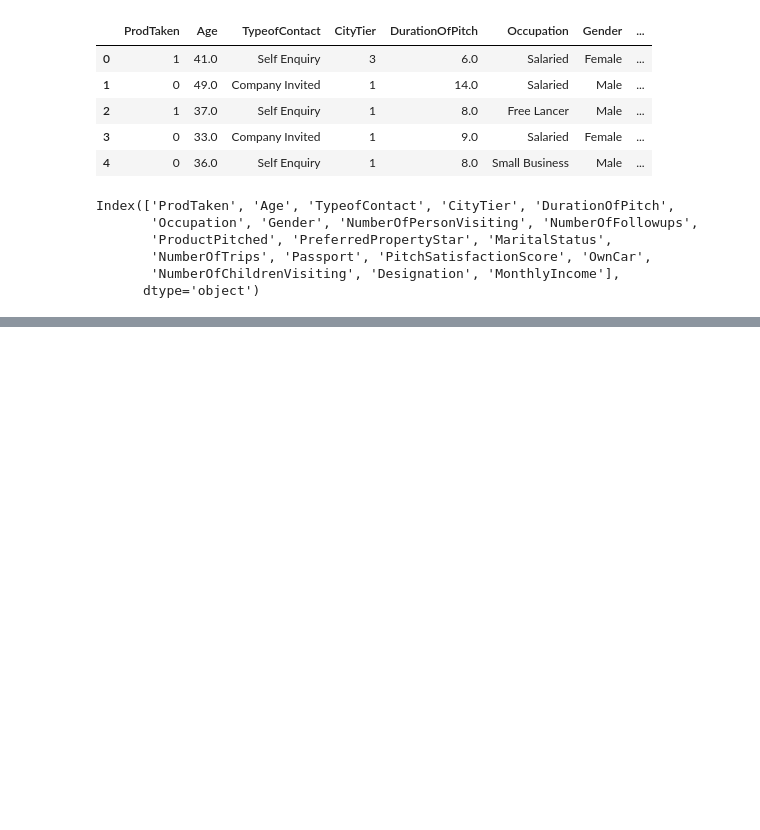
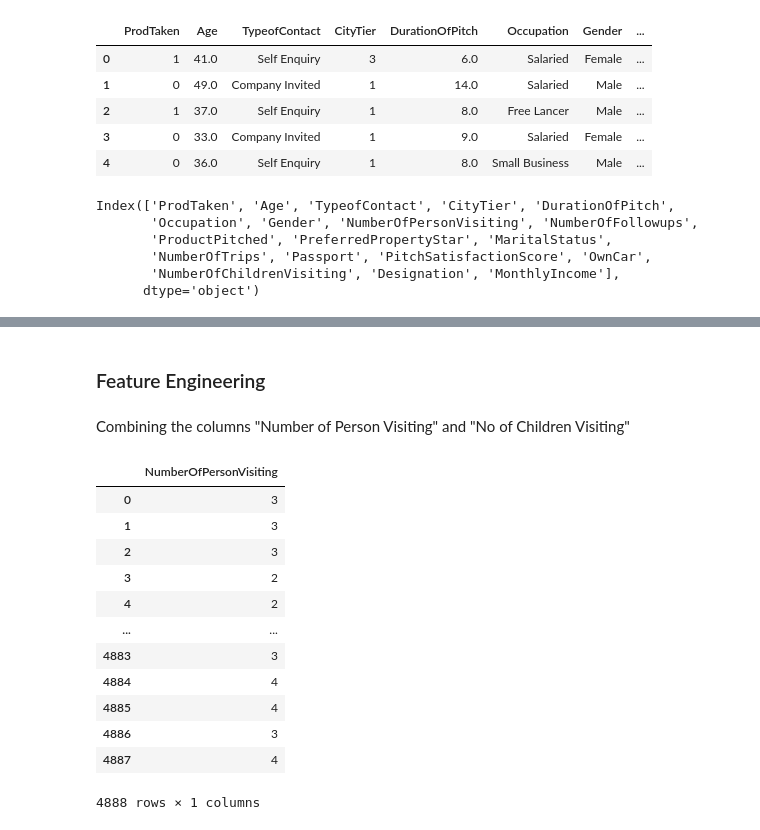
Before and after one commit to niveeez/randomforest, a Jupyter notebook: holiday_package_purchase_pred.ipynb, the cells around one changed output, grey strips where cells are left out. Drawn from its saved outputs; the diff is of its cells as text; code cells hidden in the pictures; blank space fills up the shorter version.

```diff
--- a/holiday_package_purchase_pred.ipynb
+++ b/holiday_package_purchase_pred.ipynb
@@ -302,0 +323,20 @@ Index(['ProdTaken', 'Age', 'TypeofContact', 'CityTier', 'DurationOfPitch',
+# %% [markdown]
+### Feature Engineering
+# %% [markdown]
+Combining the columns "Number of Person Visiting" and "No of Children Visiting"
+# %%
+df[['NumberOfPersonVisiting']]
+# %% [output]
+|  | NumberOfPersonVisiting |
+| 0 | 3 |
+| 1 | 3 |
+| 2 | 3 |
+| 3 | 2 |
+| 4 | 2 |
+| ... | ... |
+| 4883 | 3 |
+| 4884 | 4 |
+| 4885 | 4 |
+| 4886 | 3 |
+| 4887 | 4 |
+4888 rows × 1 columns
```
Also changed, not shown: parts of 49 cells of this notebook.
